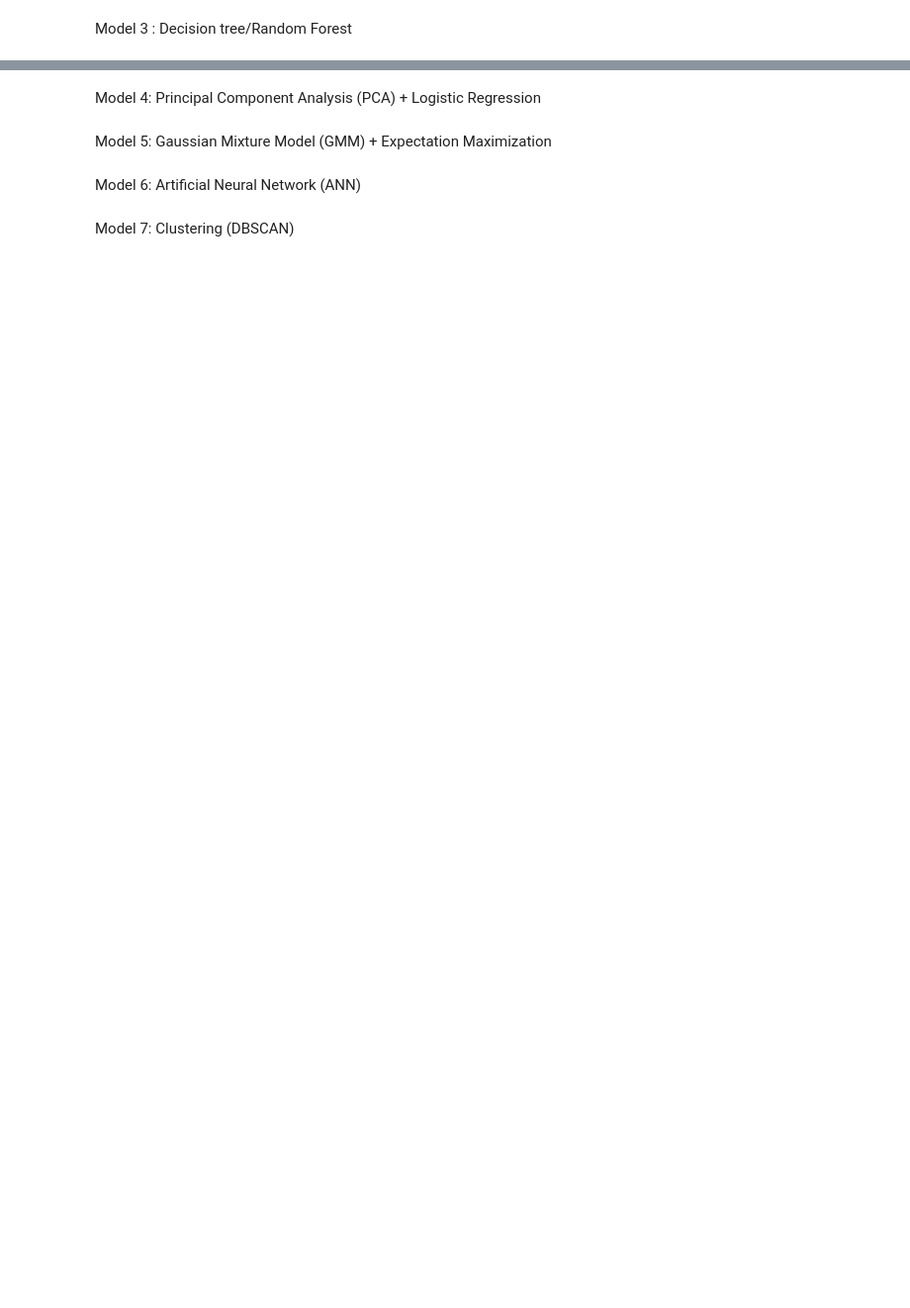
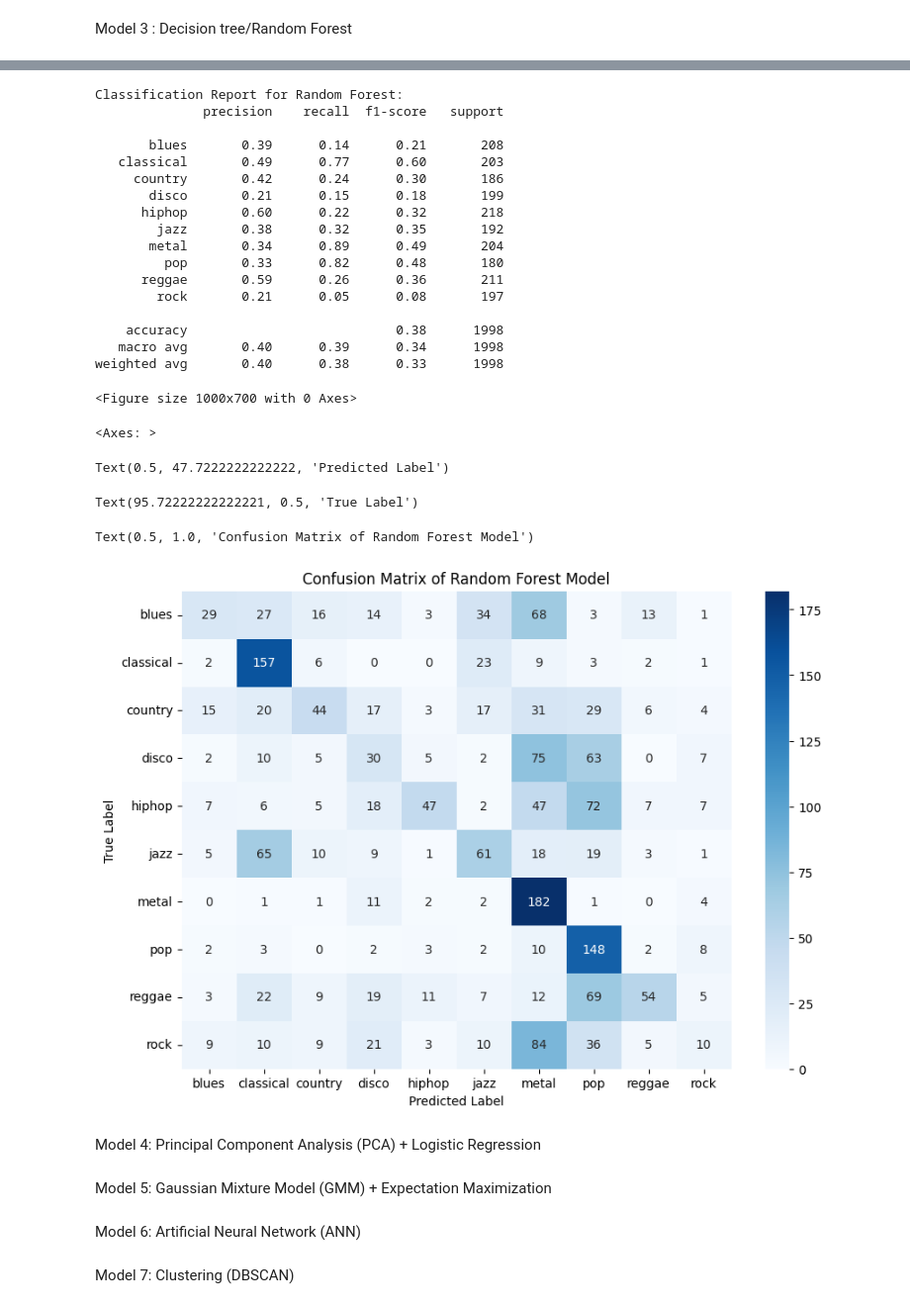
Before and after one commit to Saumi18/Music-Genre-Classification, a Jupyter notebook: Music_Genre_Classification.ipynb, the cells around one changed output, grey strips where cells are left out. Shown at 99% size. Cells and saved outputs as stored; diff of their text form; code cells hidden in the pictures; blank space fills up the shorter version.

```diff
--- a/Music_Genre_Classification.ipynb
+++ b/Music_Genre_Classification.ipynb
@@ -61,0 +380,18 @@ Model 3 : Decision tree/Random Forest
+# %%
+import numpy as np
+# Assuming X_test and y_test are NumPy arrays
+X_test_list = X_test.tolist()
+y_test_list = y_test.tolist()
+
+# Make predictions on the test set
+y_test_pred = rf_model.predict(X_test_list)
+
+# Handle potential None values in y_test_pred
+valid_predictions = [(pred, true_label) for pred, true_label in zip(y_test_pred, y_test_list) if pred is not None]
+
+if valid_predictions:
+    predicted_labels, true_labels = zip(*valid_predictions)
+    test_accuracy = np.mean(np.array(predicted_labels) == np.array(true_labels))
+    print(f"Test Accuracy: {test_accuracy:.4f}")
+else:
+    print("No valid predictions for test data.")
@@ -62,3 +446,48 @@ Model 3 : Decision tree/Random Forest
+# %%
+import matplotlib.pyplot as plt
+from sklearn.metrics import confusion_matrix, classification_report
+
+# Assuming y_test_pred and y_test are defined from previous code cells
+
+# Evaluate the Random Forest model
+conf_matrix = confusion_matrix(y_test, y_test_pred)
+class_report = classification_report(y_test, y_test_pred, target_names=label_encoder.classes_)
+
+print("\nClassification Report for Random Forest:")
+print(class_report)
+
+# Plot Confusion Matrix
+plt.figure(figsize=(10, 7))
+sns.heatmap(conf_matrix, annot=True, fmt="d", cmap="Blues",
+            xticklabels=label_encoder.classes_, yticklabels=label_encoder.classes_)
+plt.xlabel("Predicted Label")
+plt.ylabel("True Label")
+plt.title("Confusion Matrix of Random Forest Model")
+plt.show()
+# %% [output]
+Classification Report for Random Forest:
+              precision    recall  f1-score   support
+
+       blues       0.39      0.14      0.21       208
+   classical       0.49      0.77      0.60       203
+     country       0.42      0.24      0.30       186
+       disco       0.21      0.15      0.18       199
+      hiphop       0.60      0.22      0.32       218
+        jazz       0.38      0.32      0.35       192
+       metal       0.34      0.89      0.49       204
+         pop       0.33      0.82      0.48       180
+      reggae       0.59      0.26      0.36       211
+        rock       0.21      0.05      0.08       197
+
+    accuracy                           0.38      1998
+   macro avg       0.40      0.39      0.34      1998
+weighted avg       0.40      0.38      0.33      1998
+<Figure size 1000x700 with 0 Axes>
+<Axes: >
+Text(0.5, 47.7222222222222, 'Predicted Label')
+Text(95.72222222222221, 0.5, 'True Label')
+Text(0.5, 1.0, 'Confusion Matrix of Random Forest Model')
+[figure, added]
 # %% [markdown]
 Model 4: Principal Component Analysis (PCA) + Logistic Regression
 # %%
```
Also changed, not shown: parts of 11 cells of this notebook.
